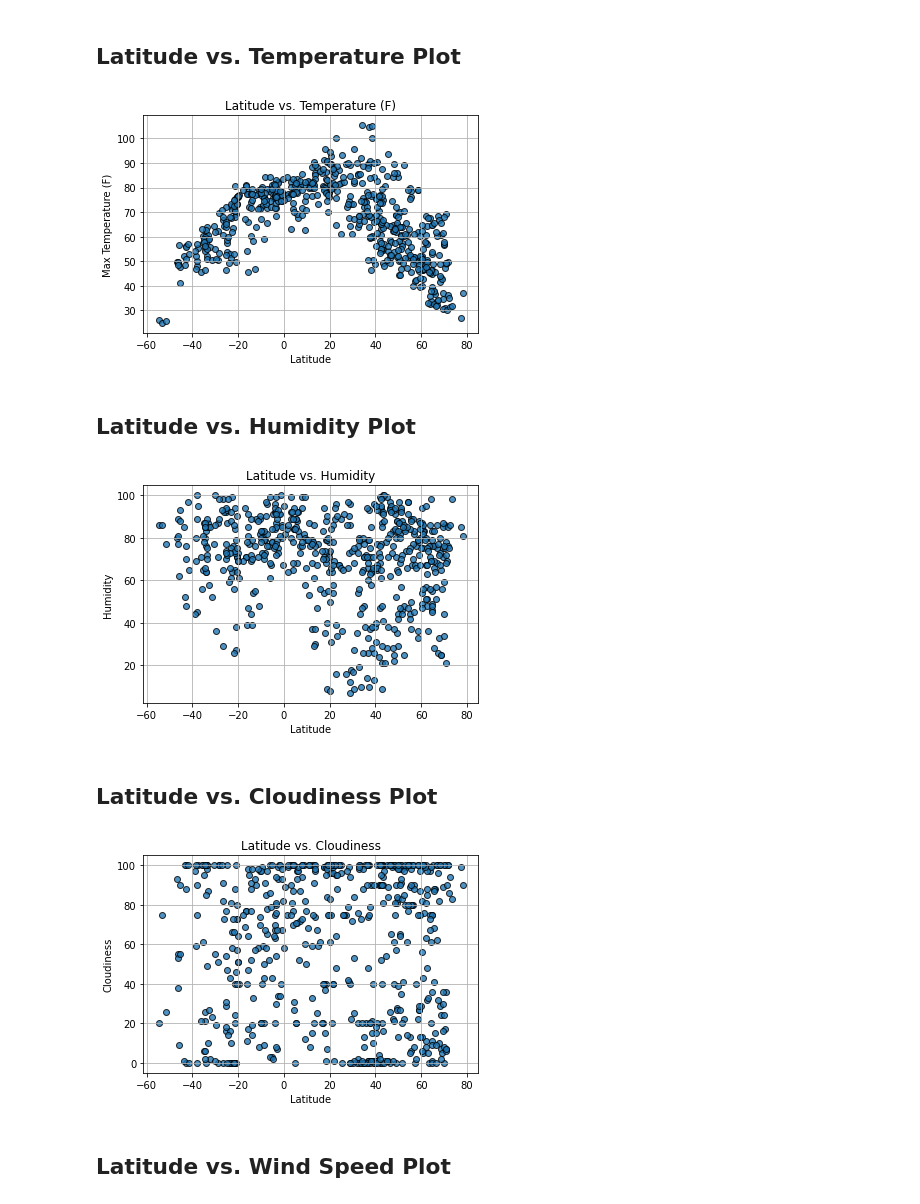
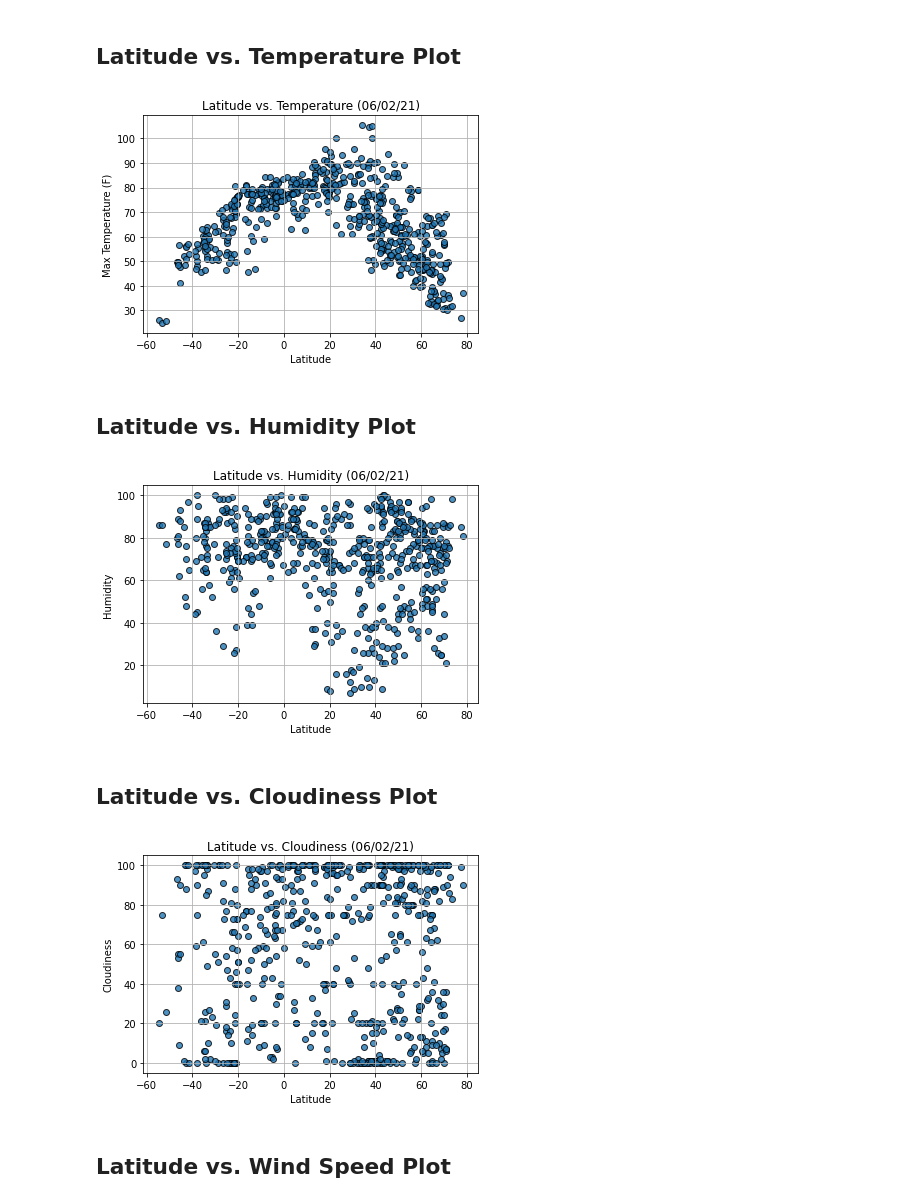
Before and after one commit to Fescamil1/python-api-challenge, a Jupyter notebook: WeatherPy/WeatherPy.ipynb, the cells around one changed output. Cells and saved outputs as stored; diff of their text form; code cells hidden in the pictures.

Commit message:
made corrections to the graphs. Had forgotten to add dates and to save the graphs

```diff
--- a/WeatherPy/WeatherPy.ipynb
+++ b/WeatherPy/WeatherPy.ipynb
@@ -217,34 +217,37 @@ Int64Index([], dtype='int64')
 # %%
 plt.scatter(weather_df["Lat"], weather_df["Max Temp"],edgecolor="black", linewidths=1, marker="o", alpha=0.8, label="Cities")
 
-plt.title("Latitude vs. Temperature (F)")
+plt.title("Latitude vs. Temperature (%s)" % time.strftime("%x"))
 plt.ylabel("Max Temperature (F)")
 plt.xlabel("Latitude")
 plt.grid(True)
+plt.savefig("LatvsTemp.png")
 # %% [output]
-[figure, old version]
+[figure, new version]
 # %% [markdown]
 ## Latitude vs. Humidity Plot
 # %%
 plt.scatter(weather_df["Lat"], weather_df["Humidity"],edgecolor="black", linewidths=1, marker="o", alpha=0.8, label="Cities")
 
-plt.title("Latitude vs. Humidity")
+plt.title("Latitude vs. Humidity (%s)" % time.strftime("%x"))
 plt.ylabel("Humidity")
 plt.xlabel("Latitude")
 plt.grid(True)
+plt.savefig("LatvsHunidity.png")
 # %% [output]
-[figure, old version]
+[figure, new version]
 # %% [markdown]
 ## Latitude vs. Cloudiness Plot
 # %%
 plt.scatter(weather_df["Lat"], weather_df["Cloudiness"],edgecolor="black", linewidths=1, marker="o", alpha=0.8, label="Cities")
 
-plt.title("Latitude vs. Cloudiness")
+plt.title("Latitude vs. Cloudiness (%s)" % time.strftime("%x"))
 plt.ylabel("Cloudiness")
 plt.xlabel("Latitude")
 plt.grid(True)
+plt.savefig("Latvscloud.png")
 # %% [output]
-[figure, old version]
+[figure, new version]
 # %% [markdown]
 ## Latitude vs. Wind Speed Plot
 # %%
```
Also changed, not shown: parts of 1 cell of this notebook, 4 other files.
